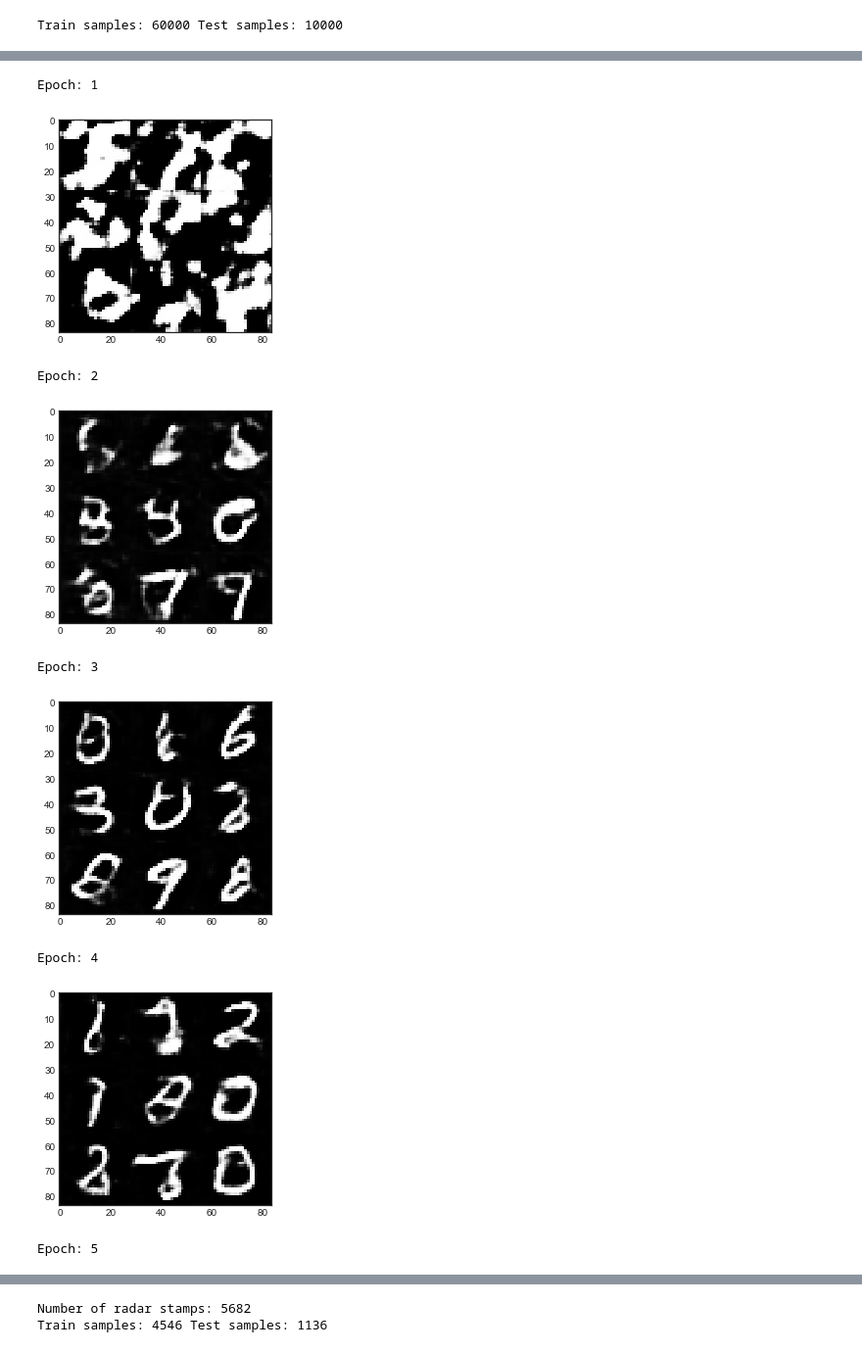
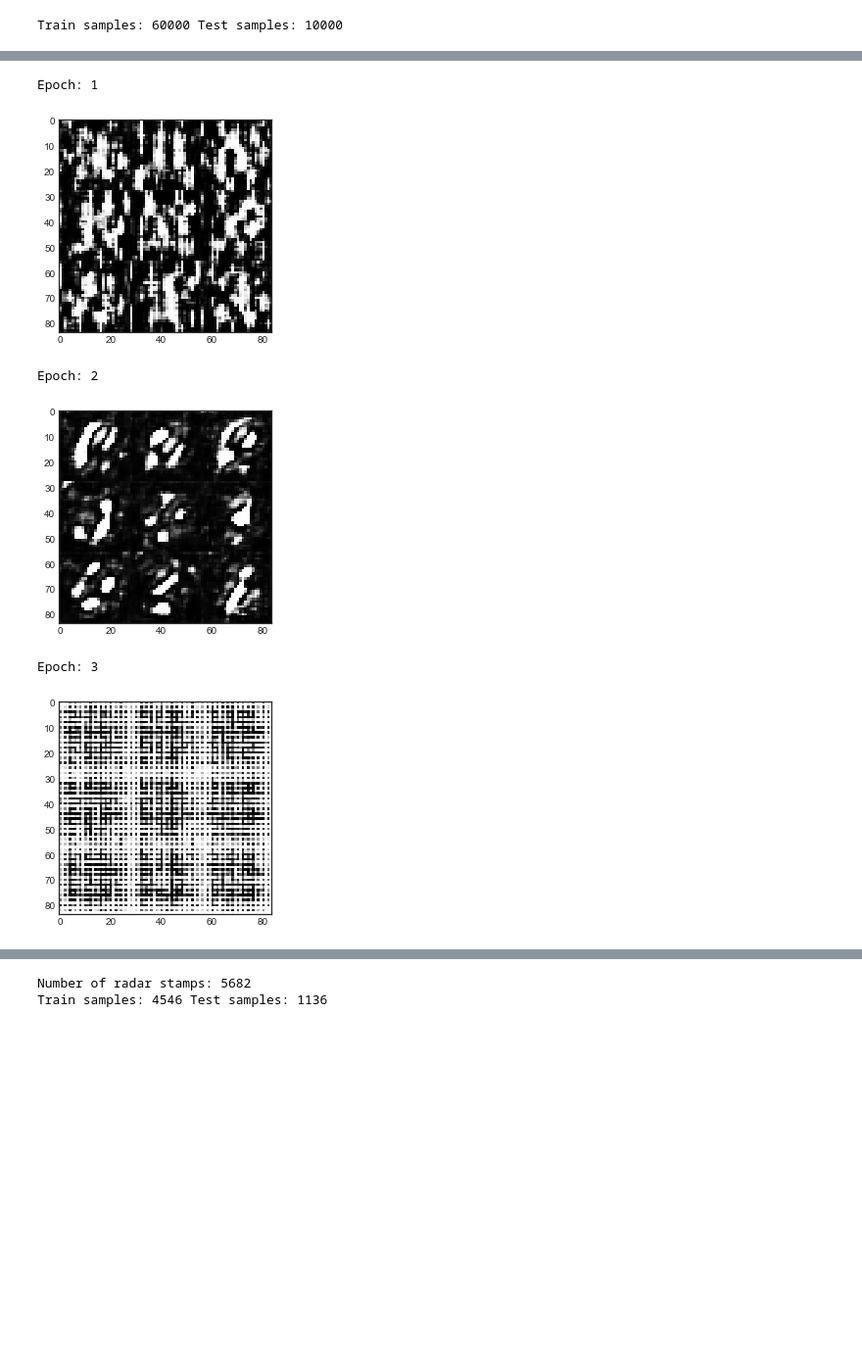
Before and after one commit to raspstephan/radar-gan, a Jupyter notebook: development.ipynb, the cells around one changed output, grey strips where cells are left out. Shown: that part at 98% size. Drawn from its saved outputs; the diff is of its cells as text; code cells hidden in the pictures; blank space fills up the shorter version.

```diff
--- a/development.ipynb
+++ b/development.ipynb
@@ -65,15 +67,12 @@ plot_losses(mnist_gan.train_history)
 # %%
-for i, fn in enumerate(sorted(glob('./images/mnist1*'))):
+for i, fn in enumerate(sorted(glob('./images/mnist_w*'))):
     print('Epoch:', i + 1)
     img = Image.open(fn)
     plt.imshow(img, cmap='gray'); plt.show()
 # %% [output]
 Epoch: 1
-[figure, old version]
+[figure, new version]
 Epoch: 2
-[figure, old version]
+[figure, new version]
 Epoch: 3
-[figure, old version]
+[figure, new version]
-Epoch: 4
-[figure, removed]
-Epoch: 5
```
Also changed, not shown: parts of 20 cells of this notebook, 2 other files.
